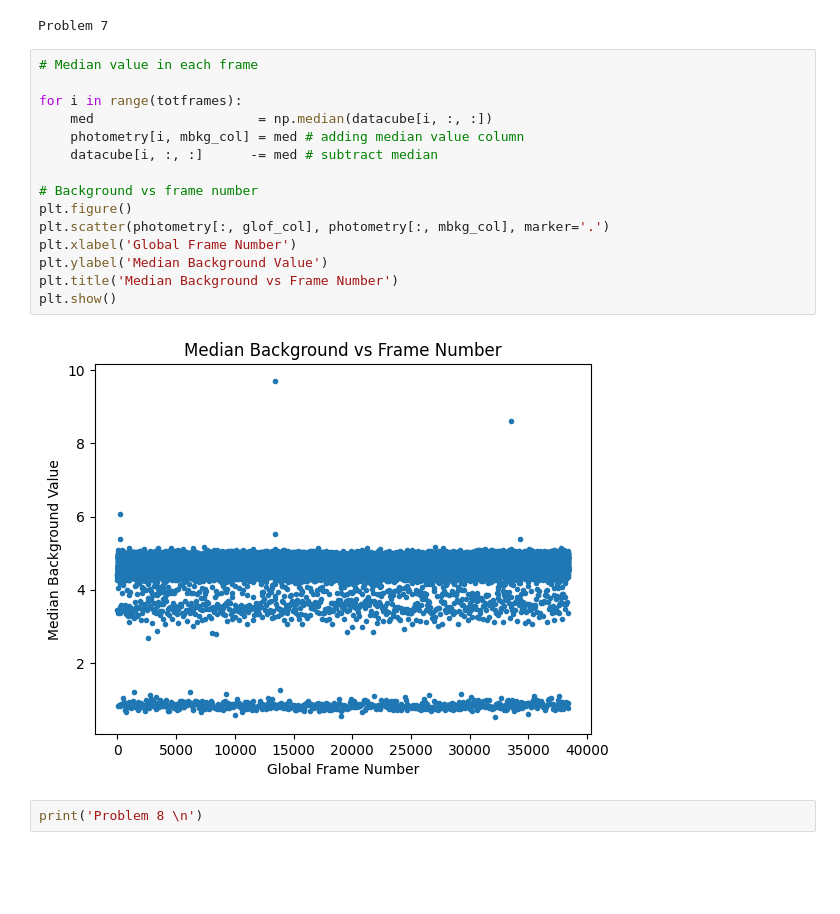
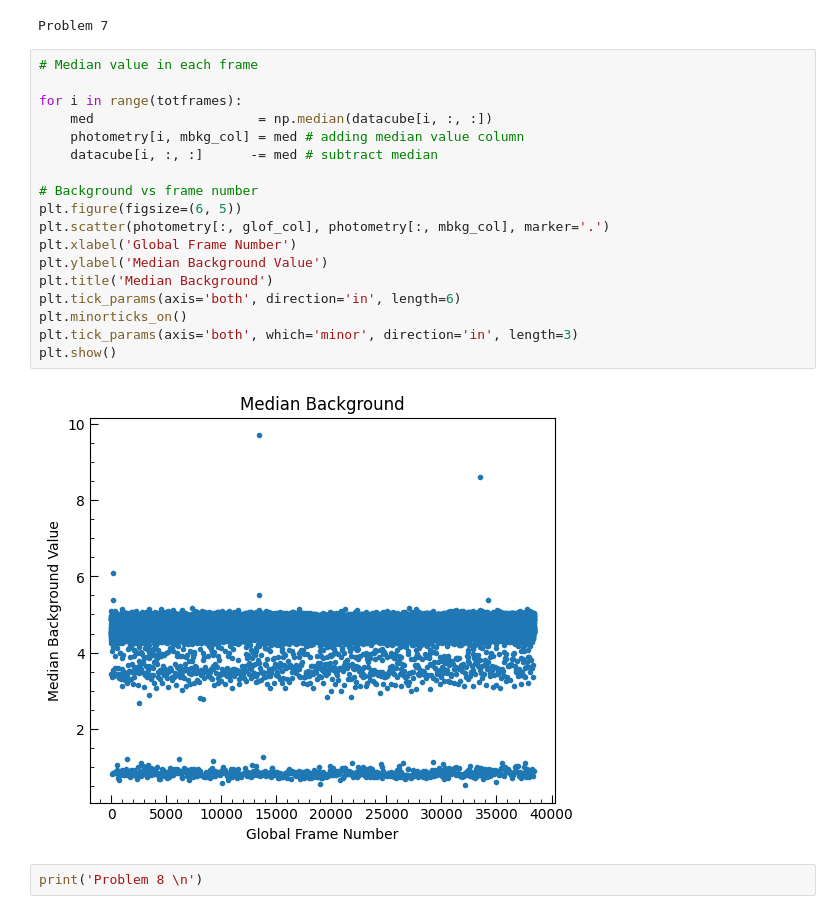
Before and after one commit to amedina695/lectures_git, a Jupyter notebook: final/final_amedina.ipynb, the cells around one changed output. Drawn from its saved outputs; the diff is of its cells as text; blank space fills up the shorter version.

```diff
--- a/final/final_amedina.ipynb
+++ b/final/final_amedina.ipynb
@@ -231,20 +232,23 @@ Problem 7
 # %%
 # Median value in each frame
 
 for i in range(totframes):
     med                     = np.median(datacube[i, :, :])
     photometry[i, mbkg_col] = med # adding median value column
     datacube[i, :, :]      -= med # subtract median
 
 # Background vs frame number
-plt.figure()
+plt.figure(figsize=(6, 5))
 plt.scatter(photometry[:, glof_col], photometry[:, mbkg_col], marker='.')
 plt.xlabel('Global Frame Number')
 plt.ylabel('Median Background Value')
-plt.title('Median Background vs Frame Number')
+plt.title('Median Background')
+plt.tick_params(axis='both', direction='in', length=6)
+plt.minorticks_on()
+plt.tick_params(axis='both', which='minor', direction='in', length=3)
 plt.show()
 # %% [output]
-[figure, old version]
+[figure, new version]
 # %%
 print('Problem 8 \n')
 # %% [output]
```
Also changed, not shown: parts of 11 cells of this notebook, 10 other files.
